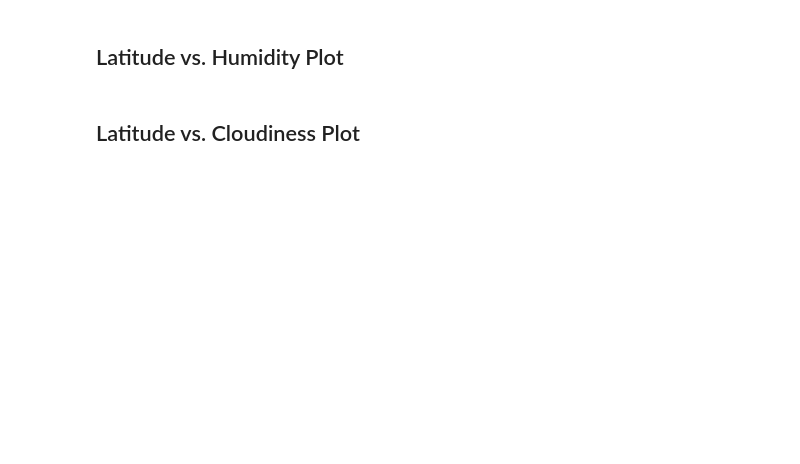
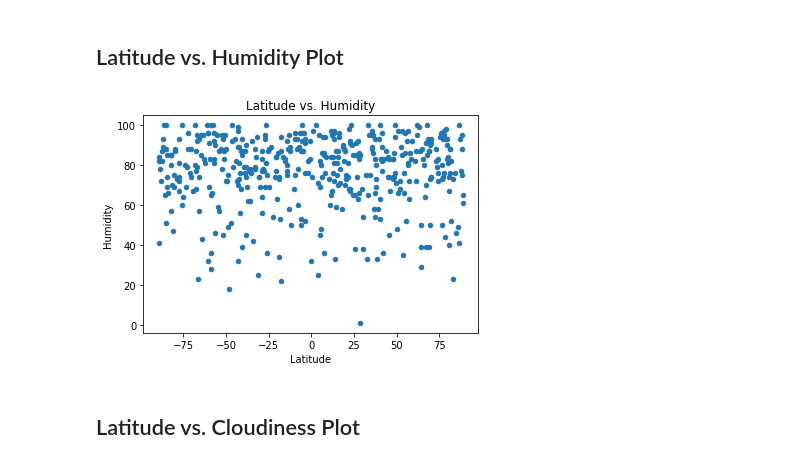
Before and after one commit to kehull/python-api-challenge, a Jupyter notebook: WeatherPy/WeatherPy.ipynb, the cells around one changed output. Cells and saved outputs as stored; diff of their text form; code cells hidden in the pictures; blank space fills up the shorter version.

```diff
--- a/WeatherPy/WeatherPy.ipynb
+++ b/WeatherPy/WeatherPy.ipynb
@@ -136,4 +242,10 @@ Skip this step if there are no cities that have humidity > 100%.
 # %% [markdown]
 ## Latitude vs. Humidity Plot
+# %%
+clean_city_data.plot.scatter("Latitude", "Humidity")
+plt.title('Latitude vs. Humidity')
+plt.savefig('WeatherPy_PNG_files/lat_vs_hum.png')
+# %% [output]
+[figure, added]
 # %% [markdown]
 ## Latitude vs. Cloudiness Plot
```
Also changed, not shown: parts of 22 cells of this notebook, 13 other files.
